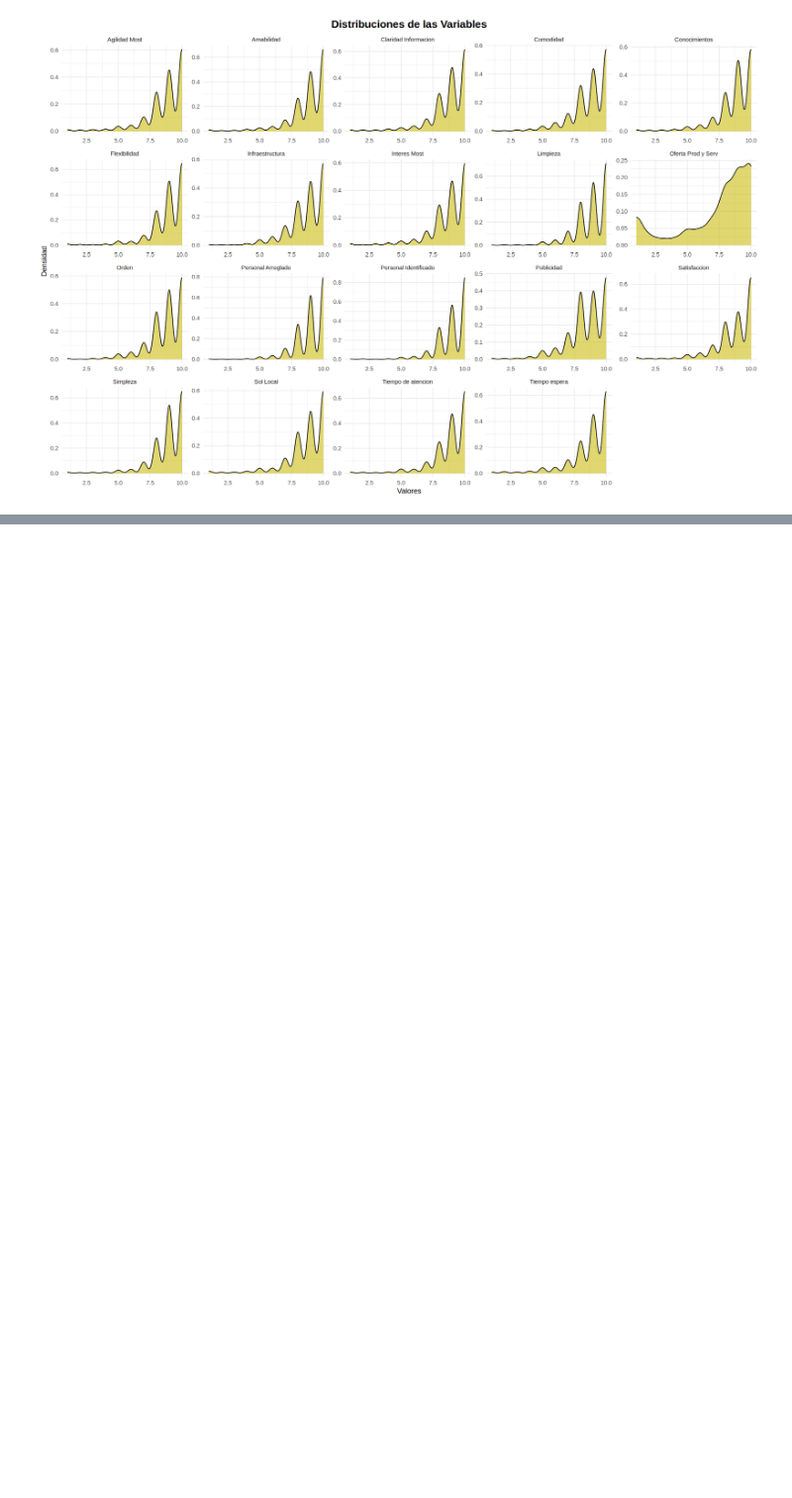
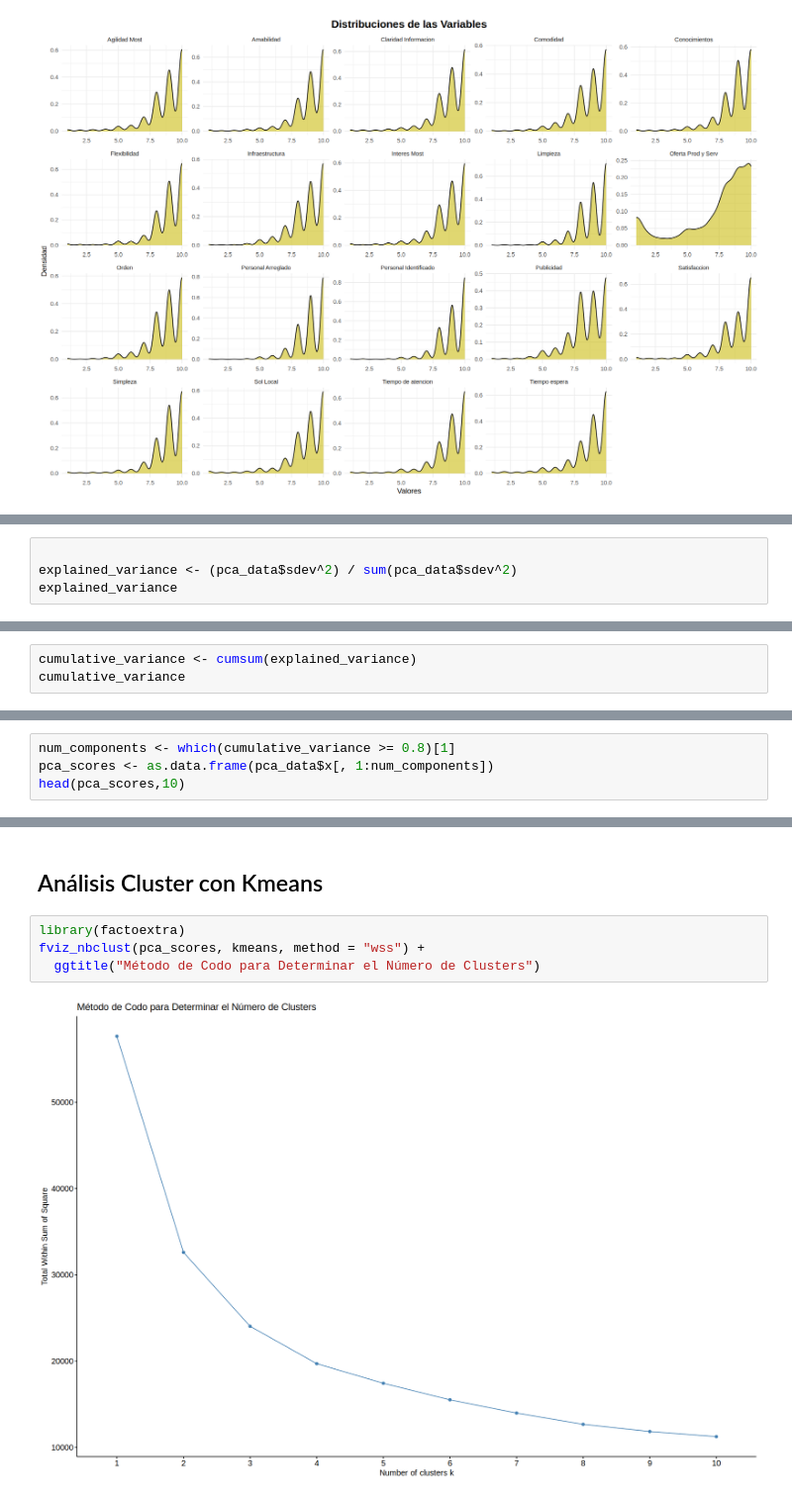
Before and after one commit to codelock54/Client_Satisfaction, a Jupyter notebook: Client_Satisfaction.ipynb, the cells around one changed output, grey strips where cells are left out. Shown at 99% size. Drawn from its saved outputs; the diff is of its cells as text; blank space fills up the shorter version.

```diff
--- a/Client_Satisfaction.ipynb
+++ b/Client_Satisfaction.ipynb
@@ -554,0 +346,4 @@ geom_point(aes(x = principal_component, y = y, color = cluster), data = pca_data
+# %%
+
+explained_variance <- (pca_data$sdev^2) / sum(pca_data$sdev^2)
+explained_variance
@@ -554,0 +354,3 @@ geom_point(aes(x = principal_component, y = y, color = cluster), data = pca_data
+# %%
+cumulative_variance <- cumsum(explained_variance)
+cumulative_variance
@@ -554,0 +361,4 @@ geom_point(aes(x = principal_component, y = y, color = cluster), data = pca_data
+# %%
+num_components <- which(cumulative_variance >= 0.8)[1]
+pca_scores <- as.data.frame(pca_data$x[, 1:num_components])
+head(pca_scores,10)
@@ -554,0 +385,8 @@ geom_point(aes(x = principal_component, y = y, color = cluster), data = pca_data
+# %% [markdown]
+##  Análisis Cluster con Kmeans
+# %%
+library(factoextra)
+fviz_nbclust(pca_scores, kmeans, method = "wss") +
+  ggtitle("Método de Codo para Determinar el Número de Clusters")
+# %% [output]
+[figure, added]
```
Also changed, not shown: parts of 58 cells of this notebook.
